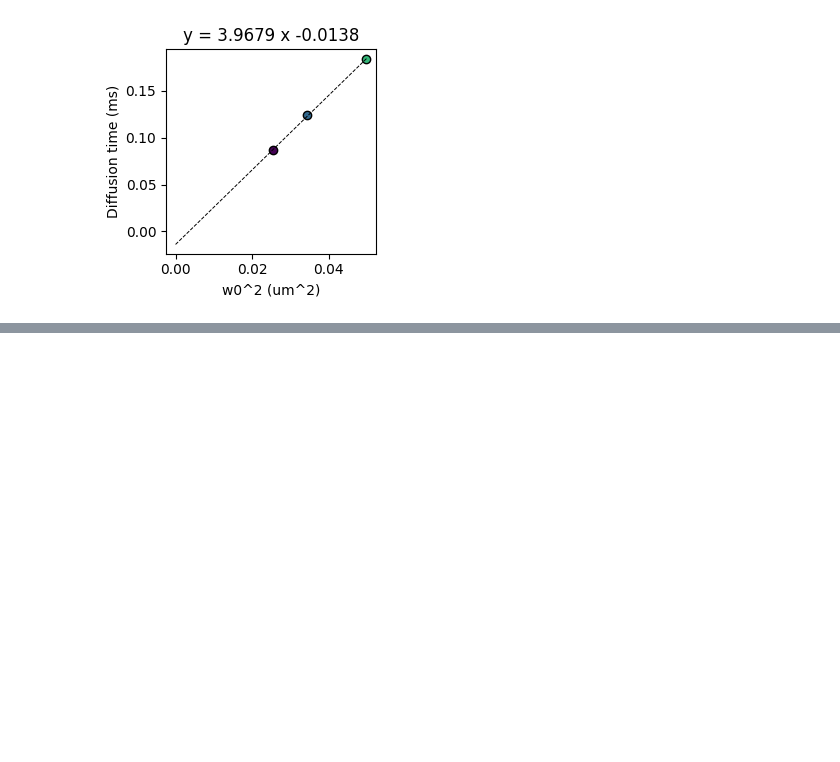
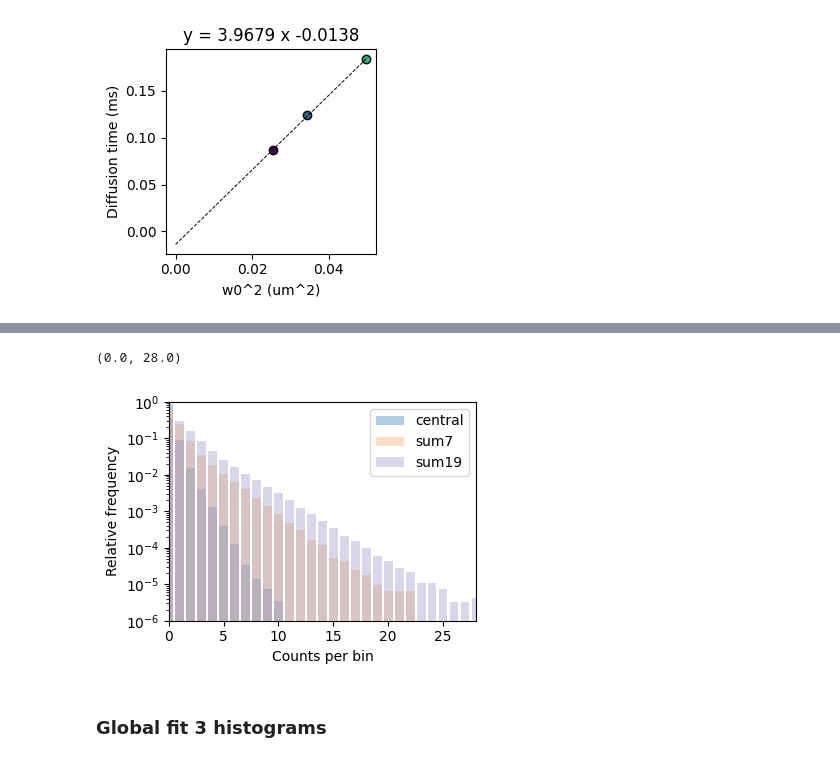
Before and after one commit to VicidominiLab/BrightEyes-FFS, a Jupyter notebook: example_notebooks/05_Example_spot_variation_fcs_PI.ipynb, the cells around one changed output, grey strips where cells are left out. Saved outputs shown, nothing was run; the diff lists cells and outputs as text; code cells hidden in the pictures; blank space fills up the shorter version.

```diff
--- a/example_notebooks/05_Example_spot_variation_fcs_PI.ipynb
+++ b/example_notebooks/05_Example_spot_variation_fcs_PI.ipynb
@@ -331,0 +352,3 @@ plot_difflaw(taufit, w0, figsize=None, cmap='viridis', return_fig=False)
+# %%
+bin_time = 100e-6 # s
+pch, tt = atimes_file_2_pch(file, list_of_pch=list_of_g, split=split, bin_time=bin_time, time_trace=True, list_of_pch_out=list_of_g_out)
@@ -331,0 +361,9 @@ plot_difflaw(taufit, w0, figsize=None, cmap='viridis', return_fig=False)
+# %%
+fig, ax = plot_fida_hist(pch, good_chunks_only=False, return_fig=True)
+ax.set_ylim([1e-6, 1])
+ax.set_xlim([0, 28])
+# %% [output]
+(0.0, 28.0)
+[figure, added]
+# %% [markdown]
+### Global fit 3 histograms
```
Also changed, not shown: parts of 16 cells of this notebook, 2 other files.
